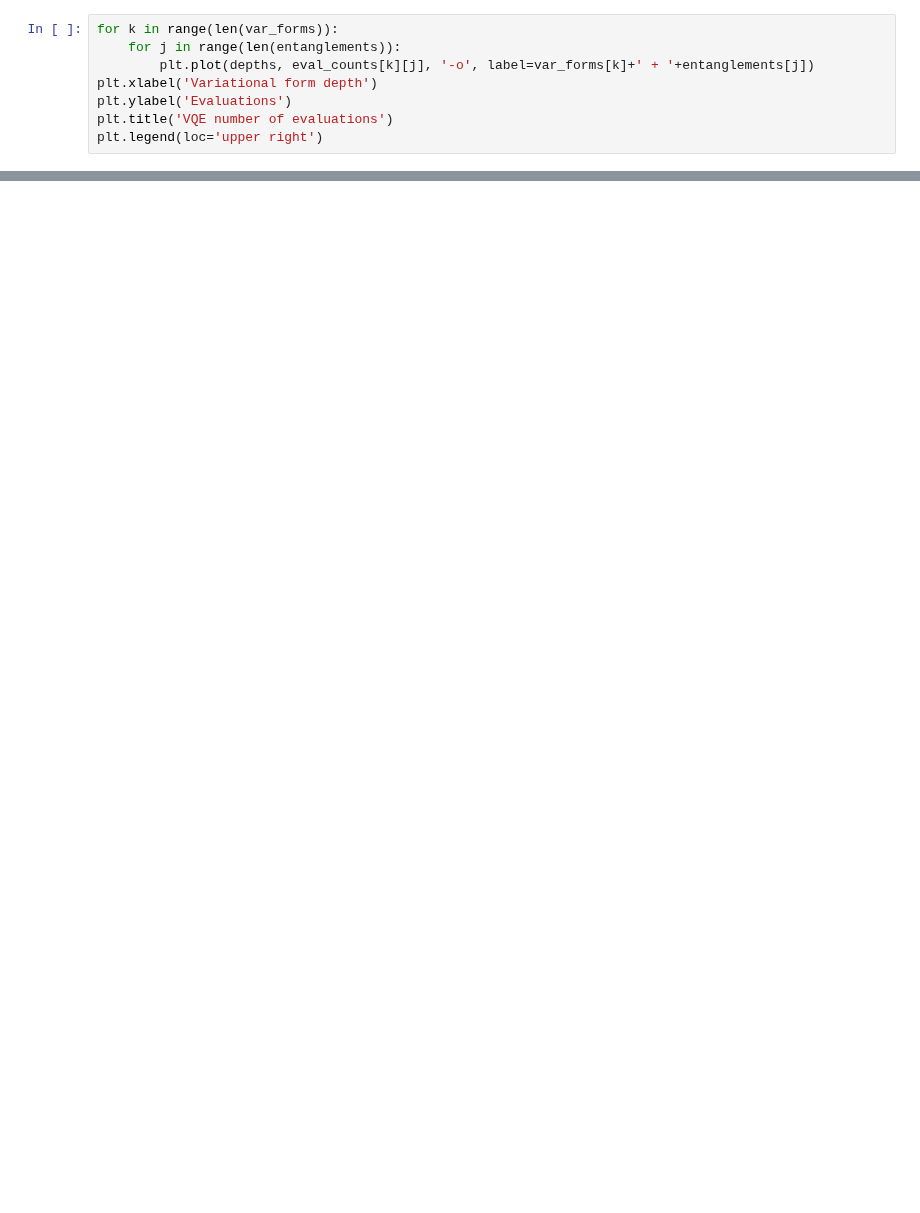
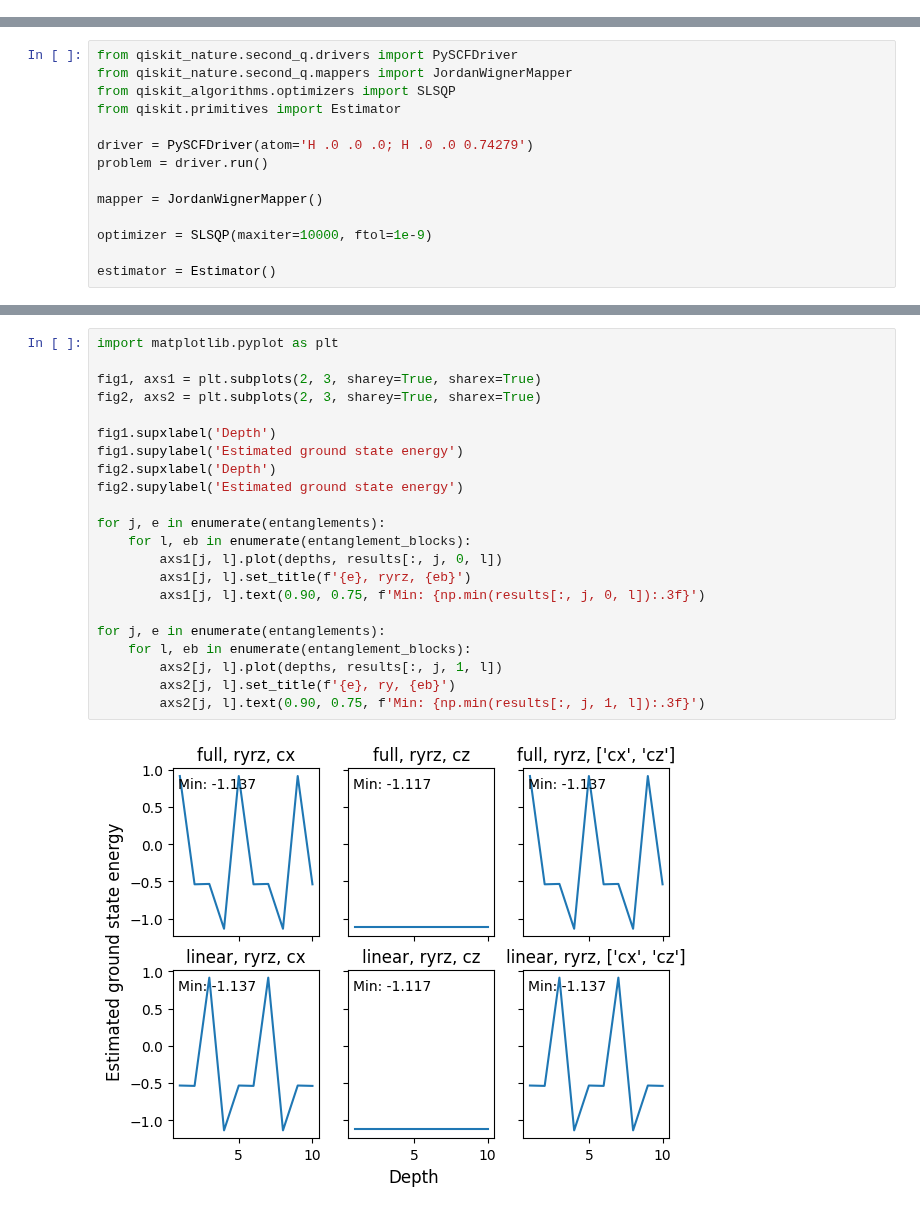
Before and after one commit to qiskit-community/qiskit-community-tutorials, a Jupyter notebook: chemistry/h2_var_forms.ipynb, the cells around one changed output, grey strips where cells are left out. Saved outputs shown, nothing was run; the diff lists cells and outputs as text; blank space fills up the shorter version.

Commit message:
h2_var_forms up to date

```diff
--- a/chemistry/h2_var_forms.ipynb
+++ b/chemistry/h2_var_forms.ipynb
@@ -128,8 +7,0 @@ Side note: When switching to a noisy backend gate operation errors are the leadi
-# %%
-for k in range(len(var_forms)):
-    for j in range(len(entanglements)):
-        plt.plot(depths, eval_counts[k][j], '-o', label=var_forms[k]+' + '+entanglements[j])
-plt.xlabel('Variational form depth')
-plt.ylabel('Evaluations')
-plt.title('VQE number of evaluations')
-plt.legend(loc='upper right')
@@ -142,0 +80,14 @@ print(__qiskit_version__)
+# %%
+from qiskit_nature.second_q.drivers import PySCFDriver
+from qiskit_nature.second_q.mappers import JordanWignerMapper
+from qiskit_algorithms.optimizers import SLSQP
+from qiskit.primitives import Estimator
+
+driver = PySCFDriver(atom='H .0 .0 .0; H .0 .0 0.74279')
+problem = driver.run()
+
+mapper = JordanWignerMapper()
+
+optimizer = SLSQP(maxiter=10000, ftol=1e-9)
+
+estimator = Estimator()
@@ -142,0 +141,24 @@ print(__qiskit_version__)
+# %%
+import matplotlib.pyplot as plt
+
+fig1, axs1 = plt.subplots(2, 3, sharey=True, sharex=True)
+fig2, axs2 = plt.subplots(2, 3, sharey=True, sharex=True)
+
+fig1.supxlabel('Depth')
+fig1.supylabel('Estimated ground state energy')
+fig2.supxlabel('Depth')
+fig2.supylabel('Estimated ground state energy')
+
+for j, e in enumerate(entanglements):
+    for l, eb in enumerate(entanglement_blocks):
+        axs1[j, l].plot(depths, results[:, j, 0, l])
+        axs1[j, l].set_title(f'{e}, ryrz, {eb}')
+        axs1[j, l].text(0.90, 0.75, f'Min: {np.min(results[:, j, 0, l]):.3f}')
+
+for j, e in enumerate(entanglements):
+    for l, eb in enumerate(entanglement_blocks):
+        axs2[j, l].plot(depths, results[:, j, 1, l])
+        axs2[j, l].set_title(f'{e}, ry, {eb}')
+        axs2[j, l].text(0.90, 0.75, f'Min: {np.min(results[:, j, 1, l]):.3f}')
+# %% [output]
+[figure, added]
```
Also changed, not shown: parts of 15 cells of this notebook, 1 other file.
